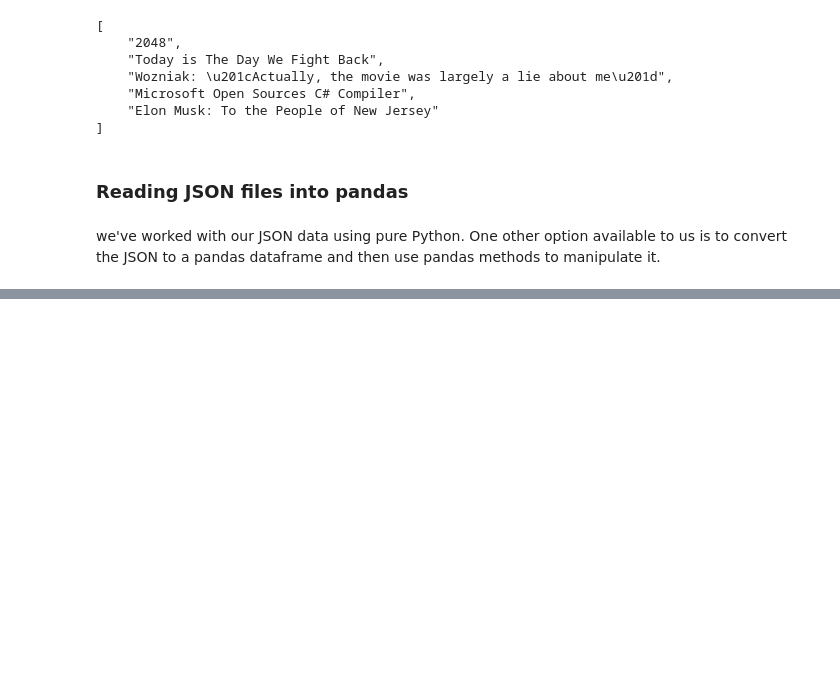
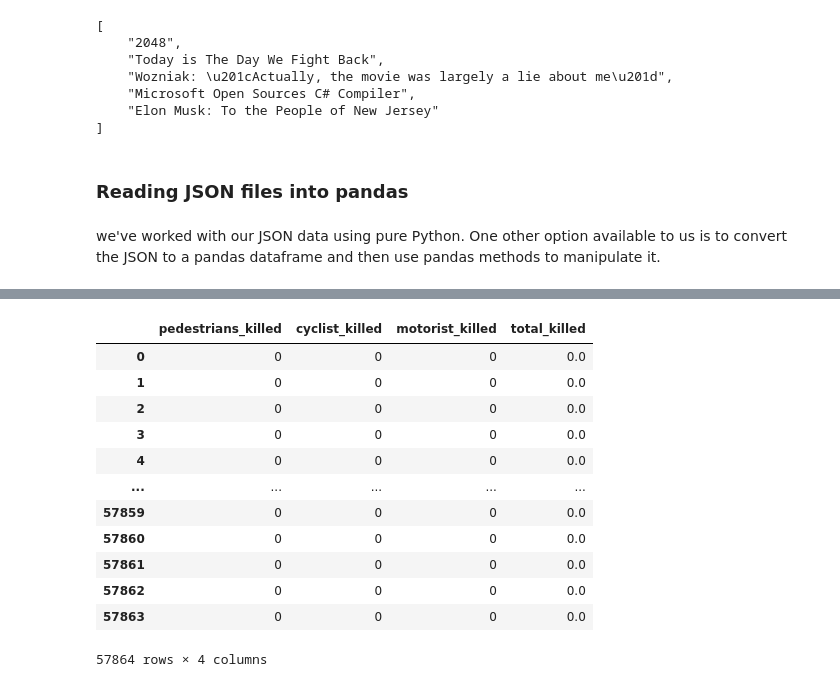
Before and after one commit to hoangvn111/Data-Cleaning-in-Python-Advanced, a Jupyter notebook: Data_Cleaning_in_Python_Advanced.ipynb, the cells around one changed output, grey strips where cells are left out. Drawn from its saved outputs; the diff is of its cells as text; code cells hidden in the pictures; blank space fills up the shorter version.

```diff
--- a/Data_Cleaning_in_Python_Advanced.ipynb
+++ b/Data_Cleaning_in_Python_Advanced.ipynb
@@ -922,0 +1130,19 @@ we've worked with our JSON data using pure Python. One other option available to
+# %%
+killed_cols = [col for col in mvc.columns if 'killed' in col]
+killed = mvc[killed_cols].copy()
+
+killed
+# %% [output]
+|  | pedestrians_killed | cyclist_killed | motorist_killed | total_killed |
+| 0 | 0 | 0 | 0 | 0.0 |
+| 1 | 0 | 0 | 0 | 0.0 |
+| 2 | 0 | 0 | 0 | 0.0 |
+| 3 | 0 | 0 | 0 | 0.0 |
+| 4 | 0 | 0 | 0 | 0.0 |
+| ... | ... | ... | ... | ... |
+| 57859 | 0 | 0 | 0 | 0.0 |
+| 57860 | 0 | 0 | 0 | 0.0 |
+| 57861 | 0 | 0 | 0 | 0.0 |
+| 57862 | 0 | 0 | 0 | 0.0 |
+| 57863 | 0 | 0 | 0 | 0.0 |
+57864 rows × 4 columns
```
Also changed, not shown: parts of 54 cells of this notebook.
